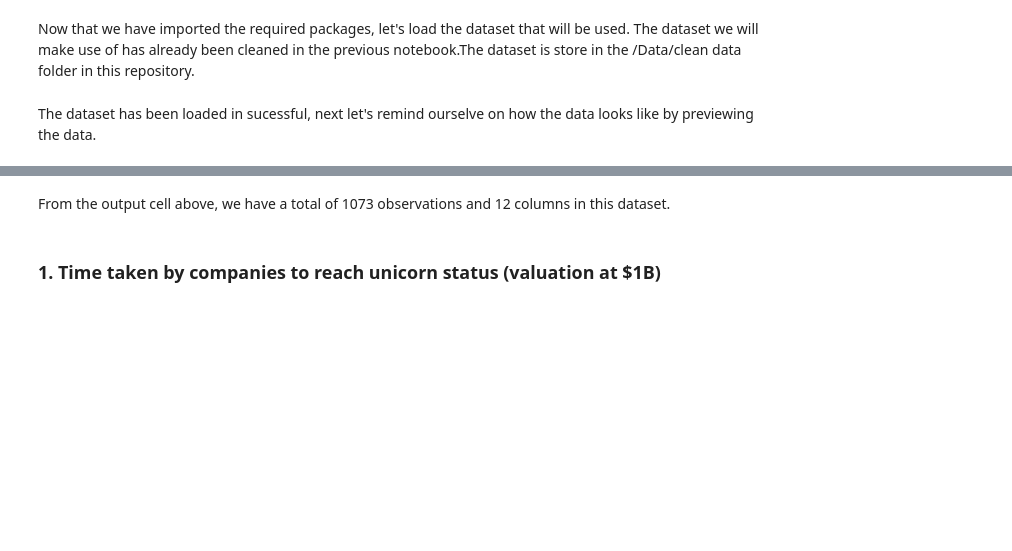
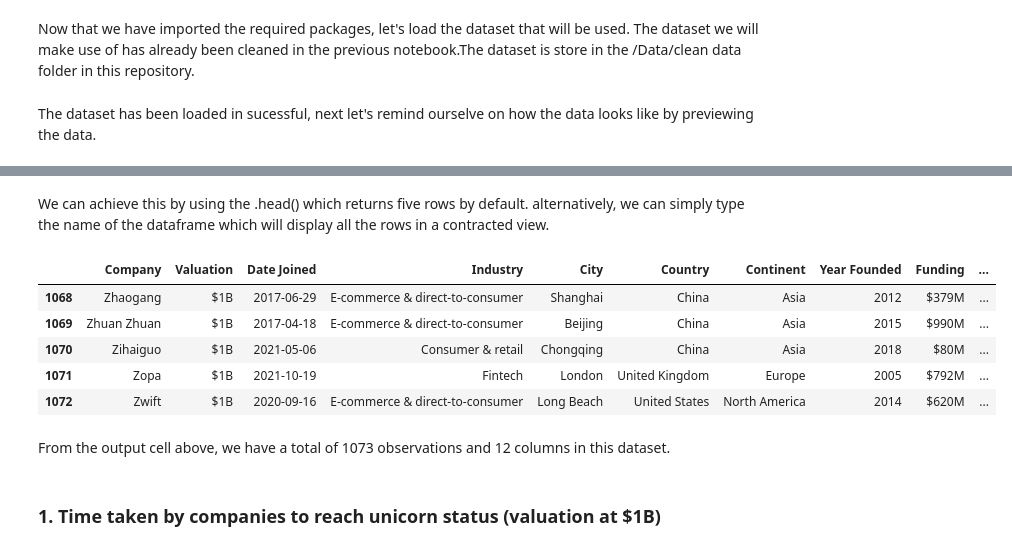
Before and after one commit to Ndong21/Data_Analysis_python_Unicorn_Companies-, a Jupyter notebook: Analysis/lab2.ipynb, the cells around one changed output, grey strips where cells are left out. Saved outputs shown, nothing was run; the diff lists cells and outputs as text; code cells hidden in the pictures; blank space fills up the shorter version.

```diff
--- a/Analysis/lab2.ipynb
+++ b/Analysis/lab2.ipynb
@@ -43,3 +25,16 @@ unicorns
+# %% [markdown]
+We can achieve this by using the .head() which returns five rows by default. alternatively, we can simply type the name of the dataframe which will display all the rows in a contracted view.
+# %%
+# preview dataset
+
+unicorns.tail()
+# %% [output]
+|  | Company | Valuation | Date Joined | Industry | City | Country | Continent | Year Founded | Funding | ... |
+| 1068 | Zhaogang | $1B | 2017-06-29 | E-commerce & direct-to-consumer | Shanghai | China | Asia | 2012 | $379M | ... |
+| 1069 | Zhuan Zhuan | $1B | 2017-04-18 | E-commerce & direct-to-consumer | Beijing | China | Asia | 2015 | $990M | ... |
+| 1070 | Zihaiguo | $1B | 2021-05-06 | Consumer & retail | Chongqing | China | Asia | 2018 | $80M | ... |
+| 1071 | Zopa | $1B | 2021-10-19 | Fintech | London | United Kingdom | Europe | 2005 | $792M | ... |
+| 1072 | Zwift | $1B | 2020-09-16 | E-commerce & direct-to-consumer | Long Beach | United States | North America | 2014 | $620M | ... |
 # %% [markdown]
 From the output cell above, we have a total of 1073 observations and 12 columns in this dataset.
 # %% [markdown]
```
Also changed, not shown: parts of 33 cells of this notebook.
